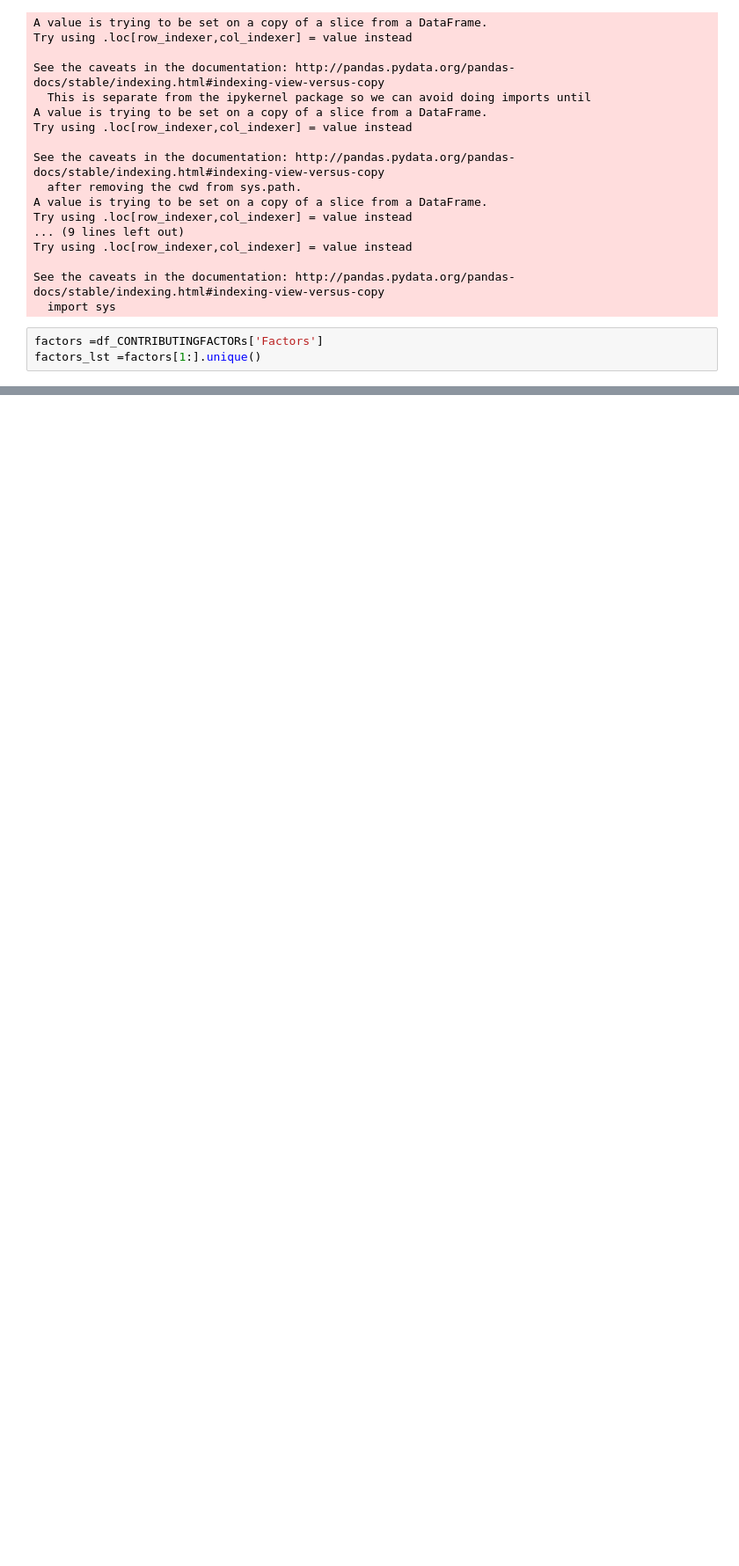
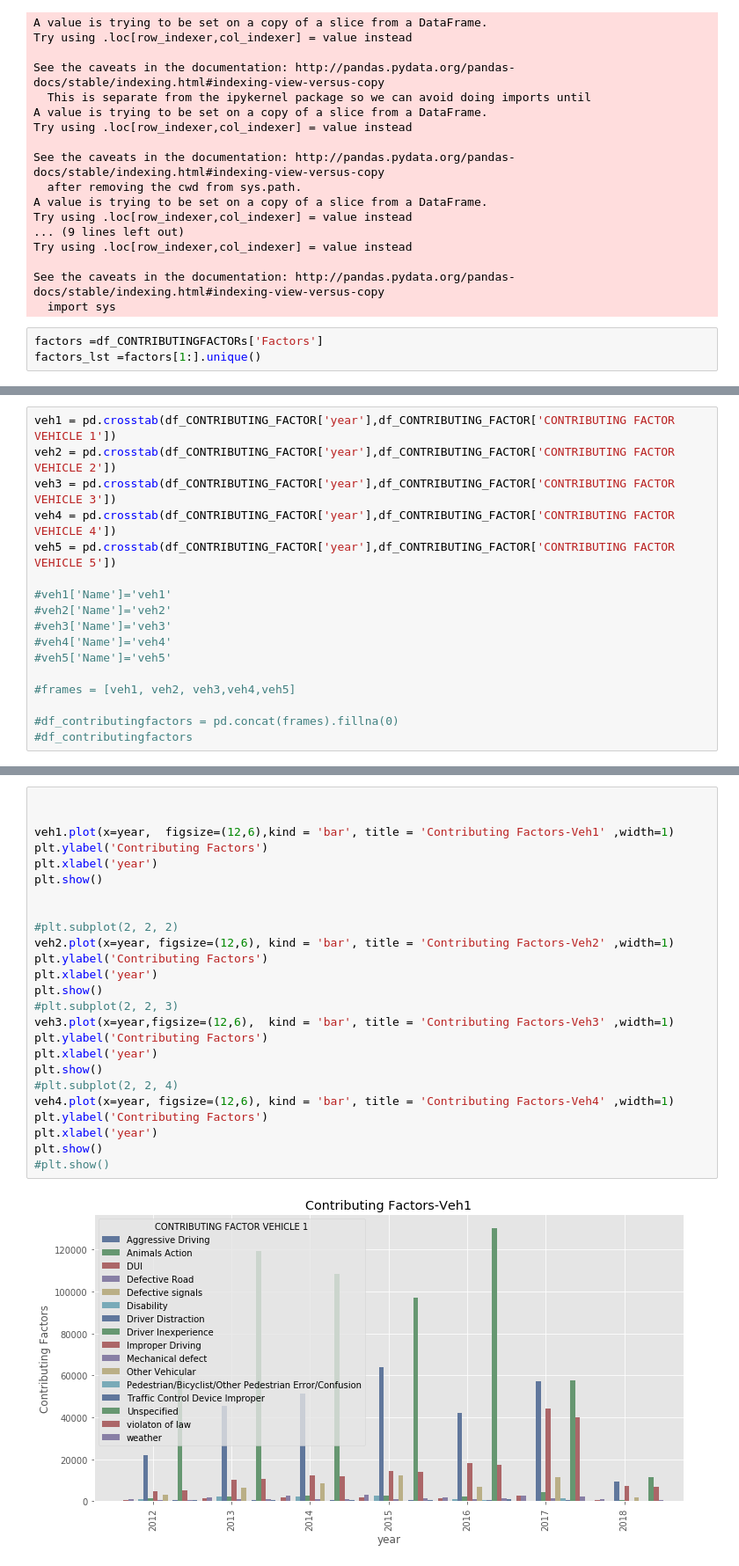
Before and after one commit to psumank/DATA698, a Jupyter notebook: EDA/NYPD Motor Vehicle Accidents.ipynb, the cells around one changed output, grey strips where cells are left out. Shown: that part at 88% size. Drawn from its saved outputs; the diff is of its cells as text; blank space fills up the shorter version.

Commit message:
vehicle contributing factors

```diff
--- a/EDA/NYPD Motor Vehicle Accidents.ipynb
+++ b/EDA/NYPD Motor Vehicle Accidents.ipynb
@@ -282,0 +283,17 @@ factors_lst =factors[1:].unique()
+# %%
+veh1 = pd.crosstab(df_CONTRIBUTING_FACTOR['year'],df_CONTRIBUTING_FACTOR['CONTRIBUTING FACTOR VEHICLE 1'])
+veh2 = pd.crosstab(df_CONTRIBUTING_FACTOR['year'],df_CONTRIBUTING_FACTOR['CONTRIBUTING FACTOR VEHICLE 2'])
+veh3 = pd.crosstab(df_CONTRIBUTING_FACTOR['year'],df_CONTRIBUTING_FACTOR['CONTRIBUTING FACTOR VEHICLE 3'])
+veh4 = pd.crosstab(df_CONTRIBUTING_FACTOR['year'],df_CONTRIBUTING_FACTOR['CONTRIBUTING FACTOR VEHICLE 4'])
+veh5 = pd.crosstab(df_CONTRIBUTING_FACTOR['year'],df_CONTRIBUTING_FACTOR['CONTRIBUTING FACTOR VEHICLE 5'])
+
+#veh1['Name']='veh1'
+#veh2['Name']='veh2'
+#veh3['Name']='veh3'
+#veh4['Name']='veh4'
+#veh5['Name']='veh5'
+
+#frames = [veh1, veh2, veh3,veh4,veh5]
+
+#df_contributingfactors = pd.concat(frames).fillna(0)
+#df_contributingfactors
@@ -282,0 +303,27 @@ factors_lst =factors[1:].unique()
+# %%
+
+
+veh1.plot(x=year,  figsize=(12,6),kind = 'bar', title = 'Contributing Factors-Veh1' ,width=1)
+plt.ylabel('Contributing Factors')
+plt.xlabel('year')
+plt.show()
+
+
+#plt.subplot(2, 2, 2)
+veh2.plot(x=year, figsize=(12,6), kind = 'bar', title = 'Contributing Factors-Veh2' ,width=1)
+plt.ylabel('Contributing Factors')
+plt.xlabel('year')
+plt.show()
+#plt.subplot(2, 2, 3)
+veh3.plot(x=year,figsize=(12,6),  kind = 'bar', title = 'Contributing Factors-Veh3' ,width=1)
+plt.ylabel('Contributing Factors')
+plt.xlabel('year')
+plt.show()
+#plt.subplot(2, 2, 4)
+veh4.plot(x=year, figsize=(12,6), kind = 'bar', title = 'Contributing Factors-Veh4' ,width=1)
+plt.ylabel('Contributing Factors')
+plt.xlabel('year')
+plt.show()
+#plt.show()
+# %% [output]
+[figure, added]
```
Also changed, not shown: parts of 10 cells of this notebook.
